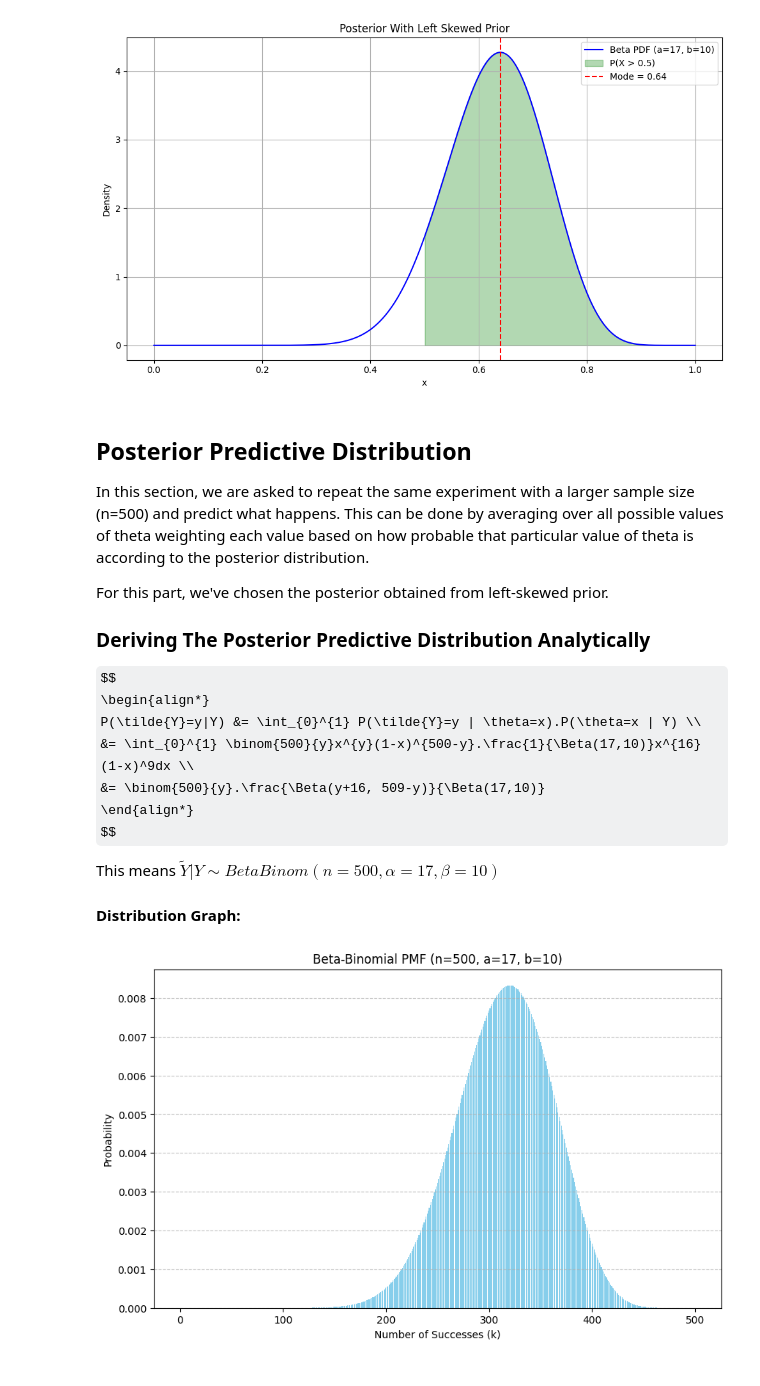
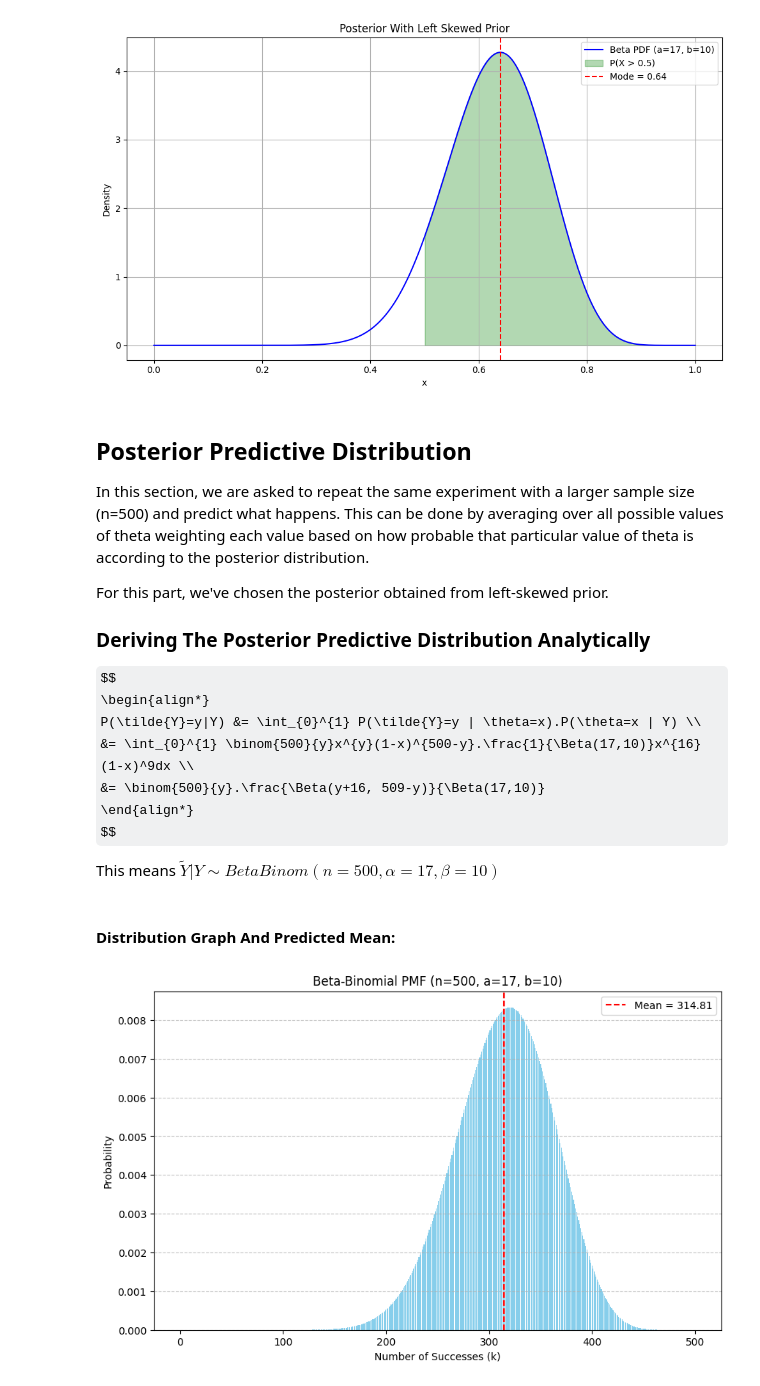
Before and after one commit to Amohammadi2/Probability1-Project, a Jupyter notebook: prob1_project.ipynb, the cells around one changed output. Drawn from its saved outputs; the diff is of its cells as text; code cells hidden in the pictures; some formulas as TeX source.

Commit message:
[feat] Mean prediction for analytical approach added

```diff
--- a/prob1_project.ipynb
+++ b/prob1_project.ipynb
@@ -268,26 +268,30 @@ P(\tilde{Y}=y|Y) &= \int_{0}^{1} P(\tilde{Y}=y | \theta=x).P(\theta=x | Y) \\
 $$
 
 This means $\tilde{Y} | Y \sim BetaBinom(n=500, \alpha=17, \beta=10)$
-
-#### Distribution Graph:
-# %%
-import numpy as np
-import matplotlib.pyplot as plt
-from scipy.stats import betabinom
-
-
-n = 500
-a = 17 # Alpha parameter of the Beta distribution
-b = 10 # Beta parameter of the Beta distribution
-k = np.arange(n + 1)
-
-pmf = betabinom.pmf(k, n, a, b)
-plt.figure(figsize=(10, 6))
-plt.bar(k, pmf, color='skyblue')
-plt.xlabel('Number of Successes (k)')
-plt.ylabel('Probability')
-plt.title(f'Beta-Binomial PMF (n={n}, a={a}, b={b})')
-plt.grid(axis='y', linestyle='--', alpha=0.7)
-plt.show()
-# %% [output]
-[figure, removed]
+# %% [markdown]
+#### Distribution Graph And Predicted Mean:
+# %%
+import numpy as np
+import matplotlib.pyplot as plt
+from scipy.stats import betabinom
+
+
+n = 500
+a = 17 # Alpha parameter of the Beta distribution
+b = 10 # Beta parameter of the Beta distribution
+k = np.arange(n + 1)
+betabinom_pmf = betabinom.pmf(k, n, a, b)
+
+expected_value = sum(k*betabinom.pmf(k, n, a, b) for k in range(501))
+
+plt.figure(figsize=(10, 6))
+plt.bar(k, betabinom_pmf, color='skyblue')
+plt.xlabel('Number of Successes (k)')
+plt.ylabel('Probability')
+plt.axvline(expected_value, color='red', linestyle='--', label=f'Mean = {expected_value:.2f}')
+plt.title(f'Beta-Binomial PMF (n={n}, a={a}, b={b})')
+plt.grid(axis='y', linestyle='--', alpha=0.7)
+plt.legend()
+plt.show()
+# %% [output]
+[figure, added]
```
Also changed, not shown: parts of 2 cells of this notebook.
